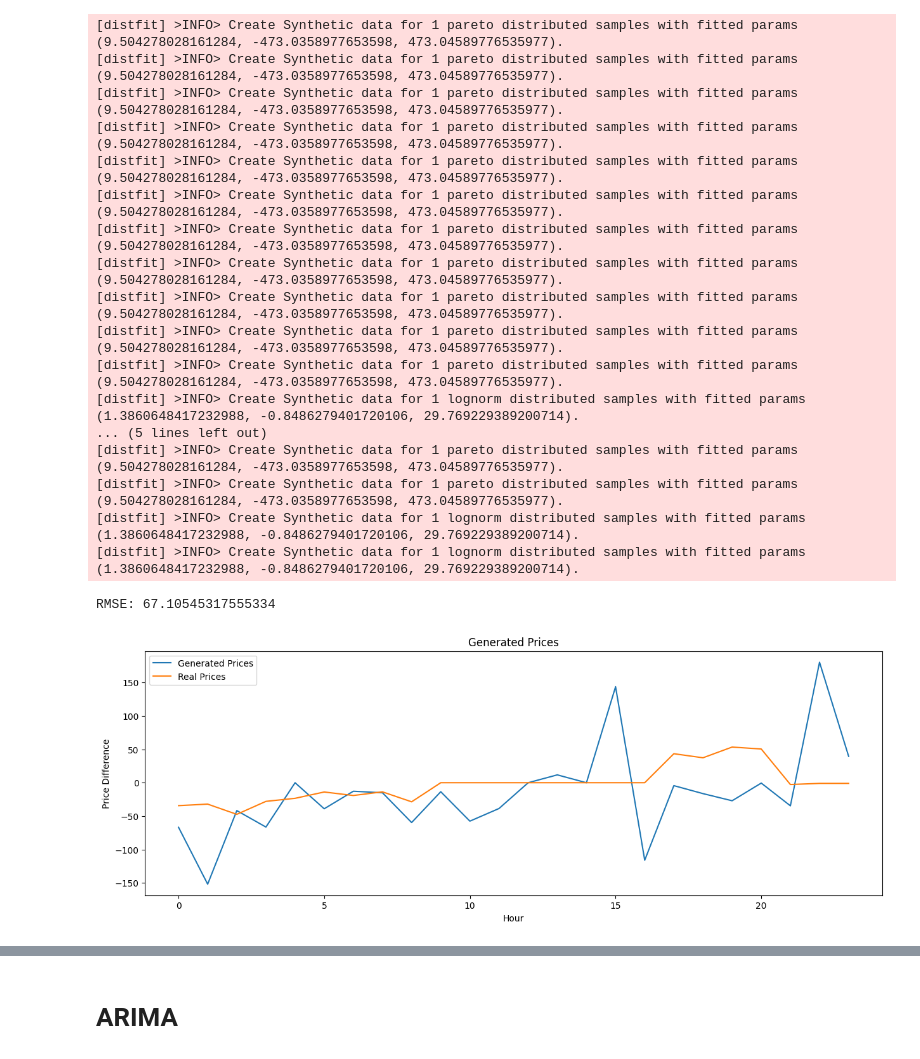
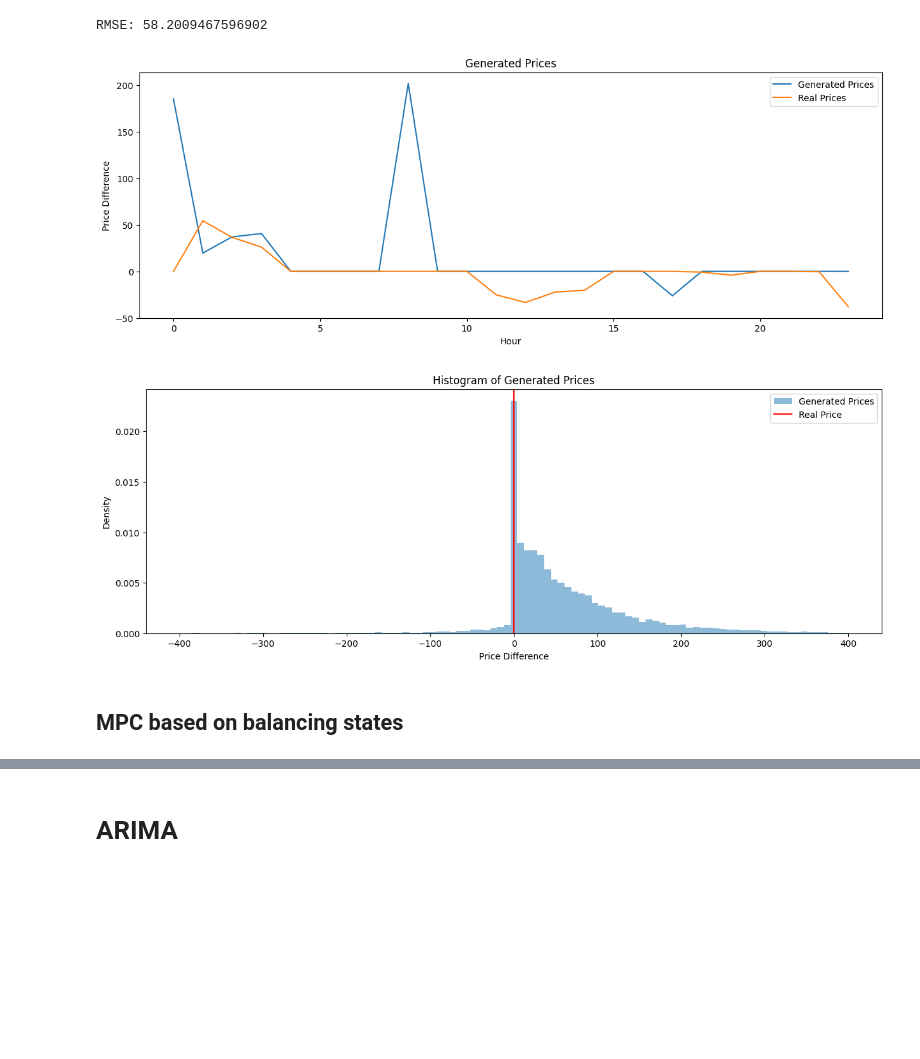
Before and after one commit to MGuckert/Real-time-adjustment-strategies-for-trading-wind-power-and-hydrogen, a Jupyter notebook: data/markov_models.ipynb, the cells around one changed output, grey strips where cells are left out. Cells and saved outputs as stored; diff of their text form; code cells hidden in the pictures; blank space fills up the shorter version.

```diff
--- a/data/markov_models.ipynb
+++ b/data/markov_models.ipynb
@@ -160,0 +377,17 @@ Best Forecast Accuracy: 0.79
+# %%
+# Generate a scenario of states and prices
+states_sequences_list, accuracies = generate_rolling_states_scenario(transition_matrices)
+
+print("Accuracies:\n")
+print(accuracies)
+# Plot a step plot of the states
+plt.figure(figsize=(15, 5))
+for i, states in enumerate(states_sequences_list):
+    plt.step(range(i, 24), states, where='mid', linestyle='--', label=f'Hour {i}')
+    plt.scatter(i,states[0],facecolors='none',edgecolors='red')
+plt.step(range(24), balancing_states[start_index:start_index + 24], where='mid', label='Real')
+plt.xlabel('Hour')
+plt.ylabel('State')
+plt.title('Rolling Markov Model State Forecast')
+plt.legend()
+plt.show()
@@ -167,7 +405,7 @@ prices_diff = {state: [] for state in range(3)}
 
 # Iterate over the data to store the prices diff in each state
 
-for i in range(1, len(balancing_states)):
+for i in range(1, len(balancing_states[:HOURS_PER_YEAR])):
     prices_diff[balancing_states[i]].append(dataframe['prices_SB'][i] - dataframe['forward_RE'][i])
 
 # Plot the empirical distribution of prices diff in each state
@@ -188,11 +426,8 @@ plt.show()
 # %%
 import scipy.stats as stats
 
-# Fit distributions to each state's data
-shape_up, loc_up, scale_up = stats.lognorm.fit(prices_diff[0], floc=0)
-
 dist_up = distfit()
-dist_up.fit_transform(np.array(prices_diff[0], dtype=float))
+dist_up.fit_transform(np.array(prices_diff[2], dtype=float))
 # %% [output]
 [distfit] >INFO> fit
 [distfit] >INFO> transform
@@ -237,6 +472,6 @@ fig, ax = dist_up.plot()
 # %%
 # Fit distributions to each state's data
-neg_prices_diff = [-diff for diff in prices_diff[2]]
+neg_prices_diff = [-diff for diff in prices_diff[0]]
 
 dist_dw = distfit()
 dist_dw.fit_transform(np.array(neg_prices_diff, dtype=float))
@@ -265,52 +500,60 @@ fig, ax = dist_dw.plot()
 def generate_scenario(num_steps, initial_state, initial_hour, transition_matrices, dist_up, dist_dw):
     states = np.zeros(num_steps + 1, dtype=int)
     states[0] = initial_state
     hour = initial_hour
     prices = np.zeros(num_steps)
     for i in range(1, num_steps + 1):
         state = np.random.choice(3, p=transition_matrices[hour][states[i - 1]])
         states[i] = state
         if state == 0:
-            prices[i - 1] = dist_up.generate(1)
+            prices[i - 1] = dist_dw.generate(1,verbose=0)
         elif state == 2:
-            prices[i - 1] = -dist_dw.generate(1)
+            prices[i - 1] = -dist_up.generate(1,verbose=0)
         hour = (hour + 1) % 24
     return states[1:], prices
+
+def generate_scenarios(num_scenarios, num_steps, initial_state, initial_hour, transition_matrices, dist_up, dist_dw):
+    states = np.zeros((num_scenarios, num_steps), dtype=int)
+    prices = np.zeros((num_scenarios, num_steps))
+    for i in range(num_scenarios):
+        states[i], prices[i] = generate_scenario(num_steps, initial_state, initial_hour, transition_matrices, dist_up, dist_dw)
+    return states, prices
+
+transition_matrices = build_hour_specific_transition_matrices(balancing_states[:start_index],model_order=1)
 
 # Generate a scenario of states and prices
 num_steps = 24
 current_state = balancing_states[start_index - 1]
-duration = durations[start_index-1]
 states, prices = generate_scenario(num_steps, current_state, 0, transition_matrices, dist_up, dist_dw)
 
 print("RMSE:", np.sqrt(np.mean((prices - dataframe['price_diff'][start_index:start_index + num_steps].values) ** 2)))
 
 # Plot the generated prices
 plt.figure(figsize=(15, 5))
 plt.plot(prices,label='Generated Prices')
 plt.plot(dataframe['price_diff'][start_index:start_index + num_steps].values,label='Real Prices')
 plt.xlabel('Hour')
 plt.ylabel('Price Difference')
 plt.title('Generated Prices')
 plt.legend()
 plt.show()
 # %% [output]
-[distfit] >INFO> Create Synthetic data for 1 pareto distributed samples with fitted params (9.504278028161284, -473.0358977653598, 473.04589776535977).
-[distfit] >INFO> Create Synthetic data for 1 pareto distributed samples with fitted params (9.504278028161284, -473.0358977653598, 473.04589776535977).
-[distfit] >INFO> Create Synthetic data for 1 pareto distributed samples with fitted params (9.504278028161284, -473.0358977653598, 473.04589776535977).
-[distfit] >INFO> Create Synthetic data for 1 pareto distributed samples with fitted params (9.504278028161284, -473.0358977653598, 473.04589776535977).
-[distfit] >INFO> Create Synthetic data for 1 pareto distributed samples with fitted params (9.504278028161284, -473.0358977653598, 473.04589776535977).
-[distfit] >INFO> Create Synthetic data for 1 pareto distributed samples with fitted params (9.504278028161284, -473.0358977653598, 473.04589776535977).
-[distfit] >INFO> Create Synthetic data for 1 pareto distributed samples with fitted params (9.504278028161284, -473.0358977653598, 473.04589776535977).
-[distfit] >INFO> Create Synthetic data for 1 pareto distributed samples with fitted params (9.504278028161284, -473.0358977653598, 473.04589776535977).
-[distfit] >INFO> Create Synthetic data for 1 pareto distributed samples with fitted params (9.504278028161284, -473.0358977653598, 473.04589776535977).
-[distfit] >INFO> Create Synthetic data for 1 pareto distributed samples with fitted params (9.504278028161284, -473.0358977653598, 473.04589776535977).
-[distfit] >INFO> Create Synthetic data for 1 pareto distributed samples with fitted params (9.504278028161284, -473.0358977653598, 473.04589776535977).
-[distfit] >INFO> Create Synthetic data for 1 lognorm distributed samples with fitted params (1.3860648417232988, -0.8486279401720106, 29.769229389200714).
-... (5 lines left out)
-[distfit] >INFO> Create Synthetic data for 1 pareto distributed samples with fitted params (9.504278028161284, -473.0358977653598, 473.04589776535977).
-[distfit] >INFO> Create Synthetic data for 1 pareto distributed samples with fitted params (9.504278028161284, -473.0358977653598, 473.04589776535977).
-[distfit] >INFO> Create Synthetic data for 1 lognorm distributed samples with fitted params (1.3860648417232988, -0.8486279401720106, 29.769229389200714).
-[distfit] >INFO> Create Synthetic data for 1 lognorm distributed samples with fitted params (1.3860648417232988, -0.8486279401720106, 29.769229389200714).
+RMSE: 58.2009467596902
-RMSE: 67.10545317555334
-[figure, old version]
+[figure, new version]
+# %%
+states, prices = generate_scenarios(10000, num_steps, current_state, 0, transition_matrices, dist_up, dist_dw)
+# Plot the histogram of the first hour prices
+plt.figure(figsize=(15, 5))
+first_hour_prices = prices[:, 0]
+bins = np.linspace(-400, 400, 100)
+plt.hist(first_hour_prices, bins=bins, alpha=0.5, label='Generated Prices',density=True)
+plt.axvline(dataframe['price_diff'][start_index], color='red', label='Real Price')
+plt.xlabel('Price Difference')
+plt.ylabel('Density')
+plt.title('Histogram of Generated Prices')
+plt.legend()
+plt.show()
+# %% [output]
+[figure, added]
+# %% [markdown]
+## MPC based on balancing states
```
Also changed, not shown: parts of 39 cells of this notebook, 2 other files.
